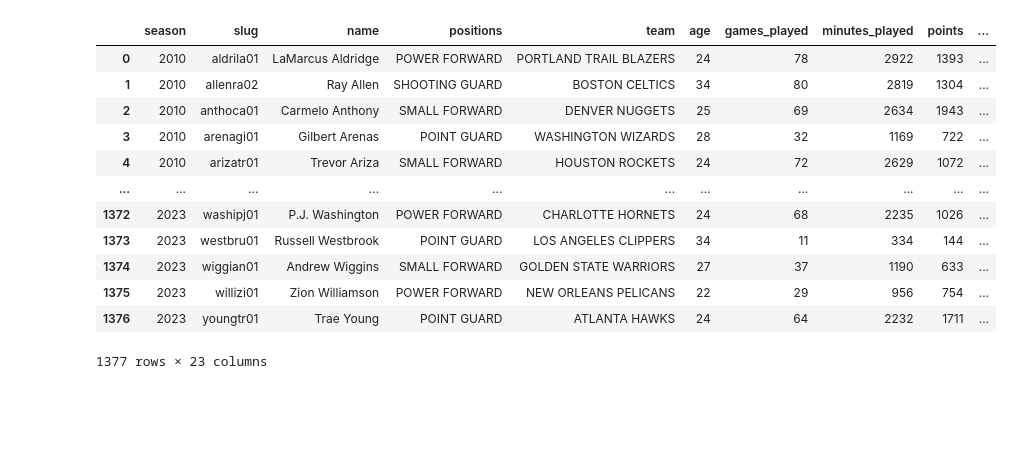
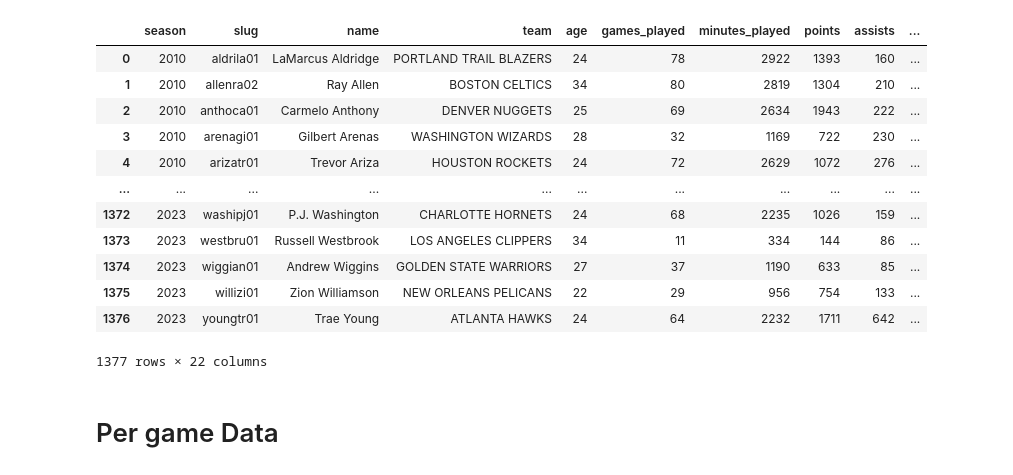
Before and after one commit to tz1211/DS105L-Project-404-Not-Found, a Jupyter notebook: Code/box_score_cleaning.ipynb, the cells around one changed output. Saved outputs shown, nothing was run; the diff lists cells and outputs as text; code cells hidden in the pictures; blank space fills up the shorter version.

```diff
--- a/Code/box_score_cleaning.ipynb
+++ b/Code/box_score_cleaning.ipynb
@@ -4,7 +6,7 @@ import pandas as pd
 df_all = pd.read_csv("../Data/merged_player_data_2010_2023.csv")
 df_all.drop(df_all.columns[df_all.columns.str.contains("Unnamed")], axis = 1, inplace = True)
 df_all["year"] = df_all["year"].apply(lambda x: int(x[:4]))
-df_all["positions"] = df_all["positions"].apply(lambda x: x[2:-2])
+df_all.drop("positions", axis = 1, inplace = True)
 df_all
 # %% [output]
 |  | year | name | minutes_played | games_played | points | team | age | assists | ... |
@@ -23,5 +25,5 @@ df_all
 # %%
-targets = ["year", "slug", "name", "positions", "team", "age", "games_played"]
+targets = ["year", "slug", "name", "team", "age", "games_played"]
 targets = targets[::-1]
 cols = list(df_all.columns)
 for col in targets:
@@ -46,26 +50,28 @@ df_all
 # %%
-id_cols = df_all.iloc[:, :6].columns
-stats_cols = df_all.iloc[:, 6:].columns
+id_cols = df_all.iloc[:, :5].columns
+stats_cols = df_all.iloc[:, 5:].columns
 df_group = df_all.groupby(["season", "slug", "name"])
-df_str = df_group.agg({"positions": lambda x: ", ".join(x), "team": lambda x: ", ".join(x), "age": "mean"})
+df_str = df_group.agg({"team": lambda x: ", ".join(x), "age": "mean"})
 df_int = df_group[stats_cols].agg("sum")
 df_no_dup = df_str.merge(df_int, left_index = True, right_index = True).reset_index()
 df_no_dup["age"] = df_no_dup["age"].astype("int")
 df_no_dup
 # %% [output]
-|  | season | slug | name | positions | team | age | games_played | minutes_played | points | ... |
-| 0 | 2010 | aldrila01 | LaMarcus Aldridge | POWER FORWARD | PORTLAND TRAIL BLAZERS | 24 | 78 | 2922 | 1393 | ... |
-| 1 | 2010 | allenra02 | Ray Allen | SHOOTING GUARD | BOSTON CELTICS | 34 | 80 | 2819 | 1304 | ... |
-| 2 | 2010 | anthoca01 | Carmelo Anthony | SMALL FORWARD | DENVER NUGGETS | 25 | 69 | 2634 | 1943 | ... |
-| 3 | 2010 | arenagi01 | Gilbert Arenas | POINT GUARD | WASHINGTON WIZARDS | 28 | 32 | 1169 | 722 | ... |
-| 4 | 2010 | arizatr01 | Trevor Ariza | SMALL FORWARD | HOUSTON ROCKETS | 24 | 72 | 2629 | 1072 | ... |
+|  | season | slug | name | team | age | games_played | minutes_played | points | assists | ... |
+| 0 | 2010 | aldrila01 | LaMarcus Aldridge | PORTLAND TRAIL BLAZERS | 24 | 78 | 2922 | 1393 | 160 | ... |
+| 1 | 2010 | allenra02 | Ray Allen | BOSTON CELTICS | 34 | 80 | 2819 | 1304 | 210 | ... |
+| 2 | 2010 | anthoca01 | Carmelo Anthony | DENVER NUGGETS | 25 | 69 | 2634 | 1943 | 222 | ... |
+| 3 | 2010 | arenagi01 | Gilbert Arenas | WASHINGTON WIZARDS | 28 | 32 | 1169 | 722 | 230 | ... |
+| 4 | 2010 | arizatr01 | Trevor Ariza | HOUSTON ROCKETS | 24 | 72 | 2629 | 1072 | 276 | ... |
 | ... | ... | ... | ... | ... | ... | ... | ... | ... | ... | ... |
-| 1372 | 2023 | washipj01 | P.J. Washington | POWER FORWARD | CHARLOTTE HORNETS | 24 | 68 | 2235 | 1026 | ... |
-| 1373 | 2023 | westbru01 | Russell Westbrook | POINT GUARD | LOS ANGELES CLIPPERS | 34 | 11 | 334 | 144 | ... |
-| 1374 | 2023 | wiggian01 | Andrew Wiggins | SMALL FORWARD | GOLDEN STATE WARRIORS | 27 | 37 | 1190 | 633 | ... |
-| 1375 | 2023 | willizi01 | Zion Williamson | POWER FORWARD | NEW ORLEANS PELICANS | 22 | 29 | 956 | 754 | ... |
-| 1376 | 2023 | youngtr01 | Trae Young | POINT GUARD | ATLANTA HAWKS | 24 | 64 | 2232 | 1711 | ... |
+| 1372 | 2023 | washipj01 | P.J. Washington | CHARLOTTE HORNETS | 24 | 68 | 2235 | 1026 | 159 | ... |
+| 1373 | 2023 | westbru01 | Russell Westbrook | LOS ANGELES CLIPPERS | 34 | 11 | 334 | 144 | 86 | ... |
+| 1374 | 2023 | wiggian01 | Andrew Wiggins | GOLDEN STATE WARRIORS | 27 | 37 | 1190 | 633 | 85 | ... |
+| 1375 | 2023 | willizi01 | Zion Williamson | NEW ORLEANS PELICANS | 22 | 29 | 956 | 754 | 133 | ... |
+| 1376 | 2023 | youngtr01 | Trae Young | ATLANTA HAWKS | 24 | 64 | 2232 | 1711 | 642 | ... |
-1377 rows × 23 columns
+1377 rows × 22 columns
+# %% [markdown]
+# Per game Data
 # %%
 df_id = df_no_dup.iloc[:, :7]
 df_per_game = df_no_dup.iloc[:, 7:].div(df_no_dup["games_played"], axis = 0)
```
Also changed, not shown: parts of 15 cells of this notebook, 1 other file.
